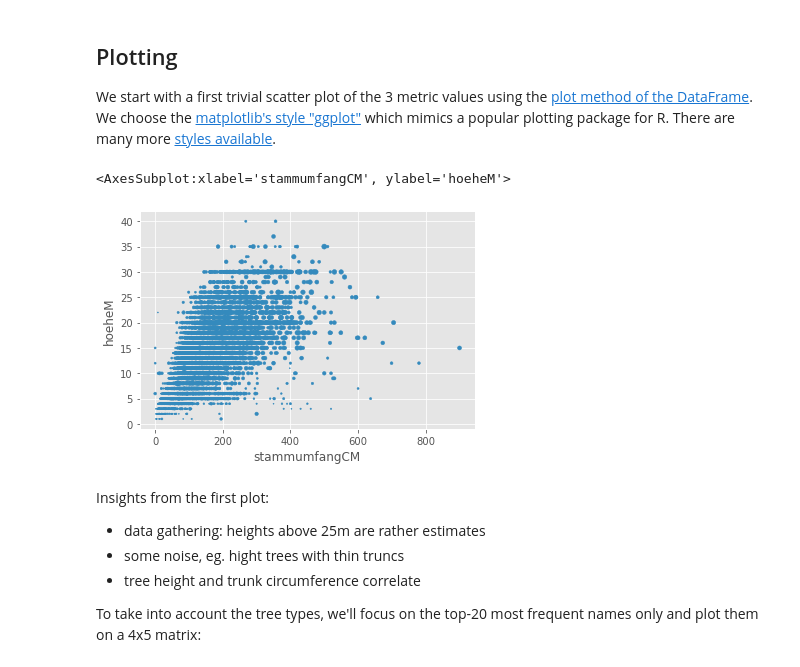
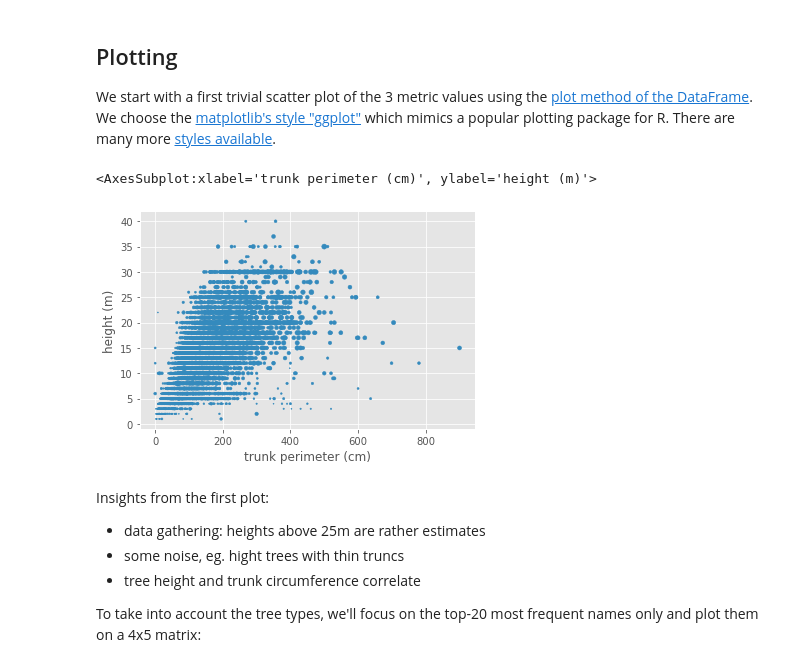
Before and after one commit to sebastian-nagel/introduction-to-python, a Jupyter notebook: 2_structured_data_tree_cadastre_konstanz.ipynb, the cells around one changed output. Saved outputs shown, nothing was run; the diff lists cells and outputs as text; code cells hidden in the pictures.

Commit message:
Notebook "2. Working with Structured Data": - clean up data and translate column names - provide short description of the tree cadastre data

```diff
--- a/2_structured_data_tree_cadastre_konstanz.ipynb
+++ b/2_structured_data_tree_cadastre_konstanz.ipynb
@@ -54,0 +85,8 @@ df = pd.read_csv('https://opendata.arcgis.com/datasets/c160f0a79a584ddf80cc65477
+# %%
+df.rename(columns={'hoeheM': 'height (m)',
+                   'kronendurchmesserM': 'treetop diameter (m)',
+                   'stammumfangCM': 'trunk perimeter (cm)'},
+          inplace=True)
+df.drop(columns=['baumId', 'baumNr', 'baumart', 'AGOL_Name'], inplace=True)
+df.set_index('OBJECTID', inplace=True)
+df.head()
@@ -130,12 +176,12 @@ We start with a first trivial scatter plot of the 3 metric values using the [plo
 # %%
 import matplotlib
 import matplotlib.pyplot as plt
 plt.style.use('ggplot')
 
-df.plot(kind='scatter', x='stammumfangCM', y='hoeheM', s='kronendurchmesserM')
+df.plot(kind='scatter', x='trunk perimeter (cm)', y='height (m)', s='treetop diameter (m)')
 # %% [output]
-<AxesSubplot:xlabel='stammumfangCM', ylabel='hoeheM'>
+<AxesSubplot:xlabel='trunk perimeter (cm)', ylabel='height (m)'>
-[figure, old version]
+[figure, new version]
 # %% [markdown]
 Insights from the first plot:
 - data gathering: heights above 25m are rather estimates
```
Also changed, not shown: parts of 11 cells of this notebook, 2 other files.
